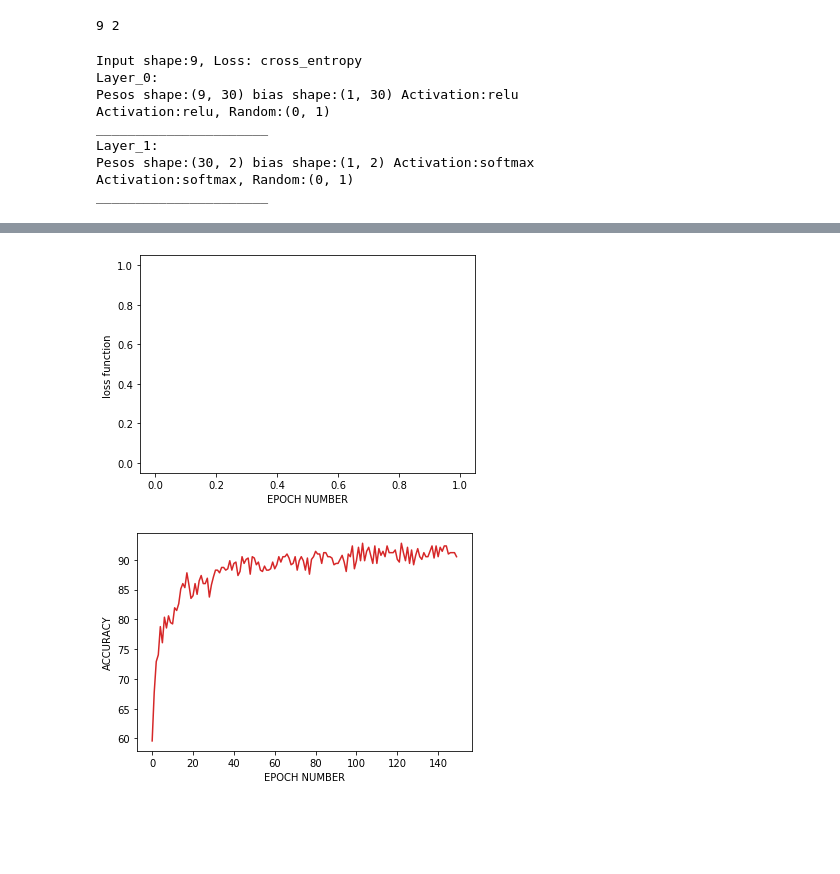
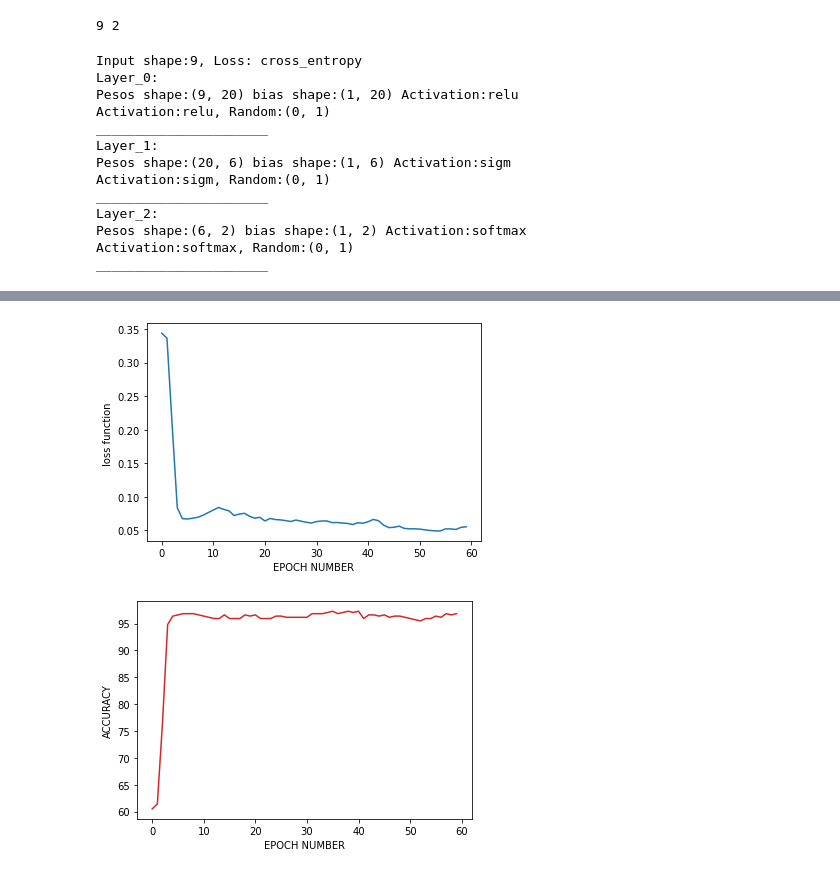
Before and after one commit to alvarogd16/BioInspirada, a Jupyter notebook: Clase_Perceptron multicapa-crossentropy.ipynb, the cells around one changed output, grey strips where cells are left out. Drawn from its saved outputs; the diff is of its cells as text; code cells hidden in the pictures; blank space fills up the shorter version.

```diff
--- a/Clase_Perceptron multicapa-crossentropy.ipynb
+++ b/Clase_Perceptron multicapa-crossentropy.ipynb
@@ -61,10 +41,8 @@ from sklearn.model_selection import train_test_split
 # df = pd.read_csv("datasets/gender_voice_dataset.csv")
 # Y = pd.get_dummies(df.iloc[:, -1]).to_numpy()
 # df = df.iloc[:, :-1]
-# X = (df-df.min())/(df.max()-df.min()).to_numpy()
-# # ===================
-# # EXPLOTA EN EL TRAIN
-# # ===================
+# X = ((df-df.min())/(df.max()-df.min())).to_numpy()
+
 
 # 3:
 df = pd.read_csv("datasets/breast_cancer_dataset.csv", header=None)
@@ -72,12 +50,11 @@ df = df[df.iloc[:,5] > -100000] # Filtro para los valores extraños
 Y = pd.get_dummies(df.iloc[:, -1]).to_numpy()
 df = df.iloc[:, :-1] / 10
 X = df.to_numpy()
-print(X)
 
-# x_train, x_test, y_train, y_test = train_test_split(X, Y, test_size=0.2)
-# # print(X, x_train, x_test, Y, y_train, y_test)
-# print(np.shape(X), np.shape(x_train), np.shape(x_test))
-# print(np.shape(Y), np.shape(y_train), np.shape(y_test))
+x_train, x_test, y_train, y_test = train_test_split(X, Y, test_size=0.2)
+print(X, x_train, x_test, Y, y_train, y_test)
+print(np.shape(X), np.shape(x_train), np.shape(x_test))
+print(np.shape(Y), np.shape(y_train), np.shape(y_test))
 # %% [output]
 [[0.5 0.1 0.1 ... 0.3 0.1 0.1]
  [0.5 0.4 0.4 ... 0.3 0.2 0.1]
@@ -288,20 +275,24 @@ def Model_BUENA():
 # %% [output]
 9 2
 # %%
-cnn=Model_3_2()
+cnn=Model_3_1()
 cnn.Show_Model()
 #cnn.Show_Model(True)
 # %% [output]
 Input shape:9, Loss: cross_entropy
 Layer_0:
-Pesos shape:(9, 30) bias shape:(1, 30) Activation:relu
+Pesos shape:(9, 20) bias shape:(1, 20) Activation:relu
 Activation:relu, Random:(0, 1)
 ______________________
 Layer_1:
-Pesos shape:(30, 2) bias shape:(1, 2) Activation:softmax
+Pesos shape:(20, 6) bias shape:(1, 6) Activation:sigm
+Activation:sigm, Random:(0, 1)
+______________________
+Layer_2:
+Pesos shape:(6, 2) bias shape:(1, 2) Activation:softmax
 Activation:softmax, Random:(0, 1)
 ______________________
 # %%
-loss,accuracy=cnn.Train(x_train, y_train, 0.2, 150)
+loss,accuracy=cnn.Train(x_train, y_train, 0.2, 60)
 Show_Loss_Acc(loss, accuracy)
 # %% [output]
@@ -309,2 +300,2 @@ Epoch=149, Accuracy=90.519 Loss=nan
-[figure, old version]
+[figure, new version]
-[figure, old version]
+[figure, new version]
```
Also changed, not shown: parts of 5 cells of this notebook.
